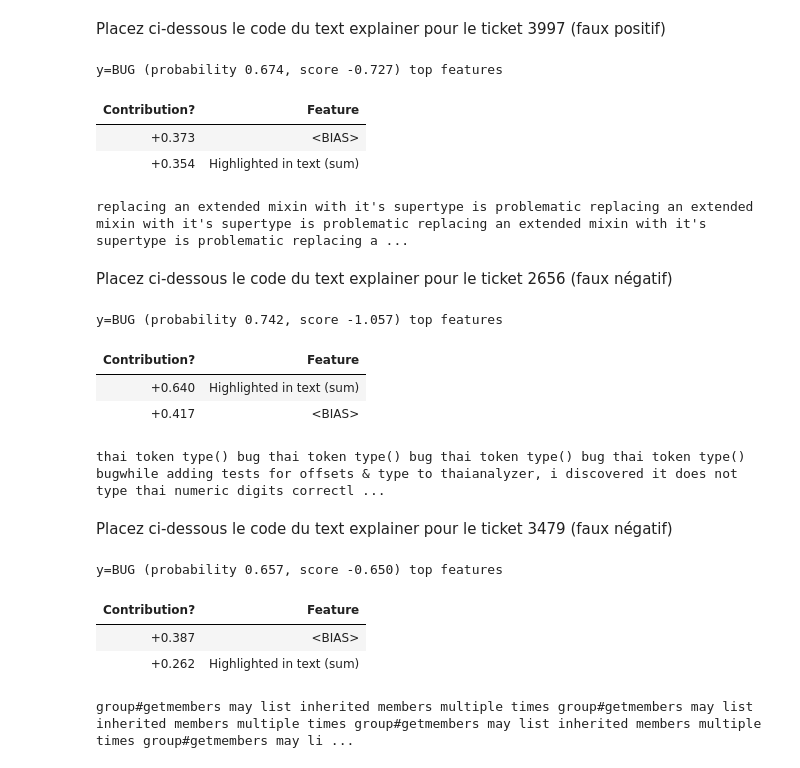
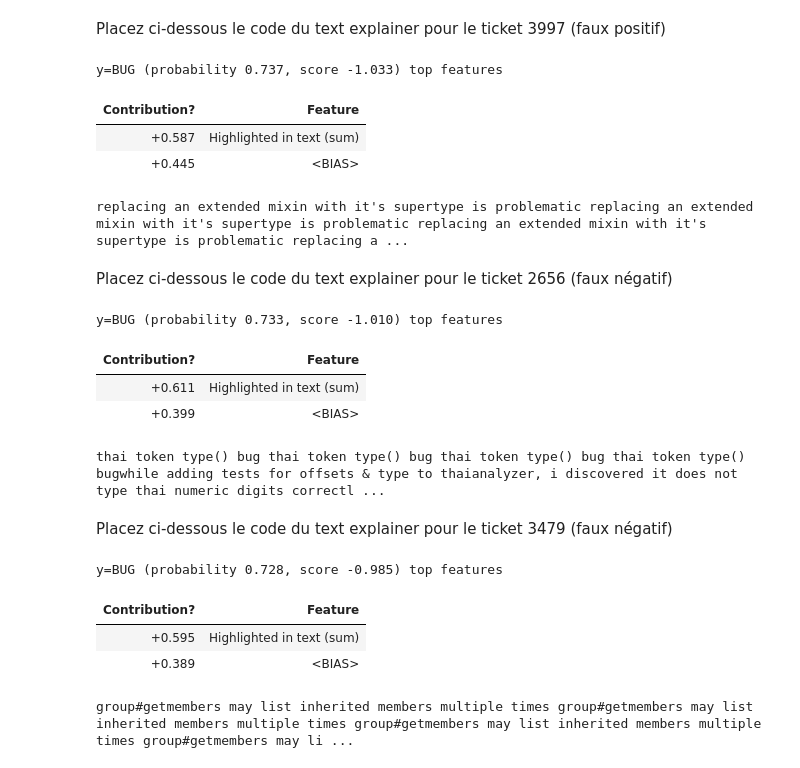
Before and after one commit to benjaminAd/IA-GL-Jupyter-TP2, a Jupyter notebook: tp_classif_tickets.ipynb, the cells around one changed output. Drawn from its saved outputs; the diff is of its cells as text; code cells hidden in the pictures.

Commit message:
use vectorizer for text explainer

```diff
--- a/tp_classif_tickets.ipynb
+++ b/tp_classif_tickets.ipynb
@@ -444,10 +444,8 @@ Pour cela vous pouvez vous inspirer de l'exemple donner dans la documentation de
 pipe = make_pipeline(vectorizer, ch2, clf)
 vectorizer_for_text_explainer = TfidfVectorizer(min_df=1, max_df=1.0, ngram_range=(1, 3), sublinear_tf=True,
                                                 stop_words={'english'})
-X = vectorizer_for_text_explainer.fit_transform(corpus)
-print(X)
 #Placez ici le code du text explainer pour le ticket 5098 (ticket_dataset[5098]["title"] + ticket_dataset[5098]["body"])
-te = TextExplainer(random_state=42)
+te = TextExplainer(random_state=42,vec=vectorizer_for_text_explainer)
 te.fit(dataset[5098]["title"]+dataset[5098]["body"],pipe.predict_proba)
 te.show_prediction(target_names=labels)
 # %% [output]
@@ -476,36 +457,36 @@ testfsdirectory fails on windows testfsdirectory fails on windows testfsdirector
 # %% [markdown]
 Placez ci-dessous le code du text explainer pour le ticket 3997 (faux positif)
 # %%
-te = TextExplainer(random_state=42)
+te = TextExplainer(random_state=42,vec=vectorizer_for_text_explainer)
 te.fit(dataset[3997]["title"]+dataset[3997]["body"],pipe.predict_proba)
 te.show_prediction(target_names=labels)
 # %% [output]
-y=BUG (probability 0.674, score -0.727) top features
+y=BUG (probability 0.737, score -1.033) top features
 | Contribution? | Feature |
-| +0.373 | <BIAS> |
-| +0.354 | Highlighted in text (sum) |
+| +0.587 | Highlighted in text (sum) |
+| +0.445 | <BIAS> |
 replacing an extended mixin with it's supertype is problematic replacing an extended mixin with it's supertype is problematic replacing an extended mixin with it's supertype is problematic replacing a ...
 # %% [markdown]
 Placez ci-dessous le code du text explainer pour le ticket 2656 (faux négatif)
 # %%
-te = TextExplainer(random_state=42)
+te = TextExplainer(random_state=42,vec=vectorizer_for_text_explainer)
 te.fit(dataset[2656]["title"]+dataset[2656]["body"],pipe.predict_proba)
 te.show_prediction(target_names=labels)
 # %% [output]
-y=BUG (probability 0.742, score -1.057) top features
+y=BUG (probability 0.733, score -1.010) top features
 | Contribution? | Feature |
-| +0.640 | Highlighted in text (sum) |
-| +0.417 | <BIAS> |
+| +0.611 | Highlighted in text (sum) |
+| +0.399 | <BIAS> |
 thai token type() bug thai token type() bug thai token type() bug thai token type() bugwhile adding tests for offsets & type to thaianalyzer, i discovered it does not type thai numeric digits correctl ...
 # %% [markdown]
 Placez ci-dessous le code du text explainer pour le ticket 3479 (faux négatif)
 # %%
-te = TextExplainer(random_state=42)
+te = TextExplainer(random_state=42,vec=vectorizer_for_text_explainer)
 te.fit(dataset[3479]["title"]+dataset[3479]["body"],pipe.predict_proba)
 te.show_prediction(target_names=labels)
 # %% [output]
-y=BUG (probability 0.657, score -0.650) top features
+y=BUG (probability 0.728, score -0.985) top features
 | Contribution? | Feature |
-| +0.387 | <BIAS> |
-| +0.262 | Highlighted in text (sum) |
+| +0.595 | Highlighted in text (sum) |
+| +0.389 | <BIAS> |
 group#getmembers may list inherited members multiple times group#getmembers may list inherited members multiple times group#getmembers may list inherited members multiple times group#getmembers may li ...
```
Also changed, not shown: parts of 1 cell of this notebook.
